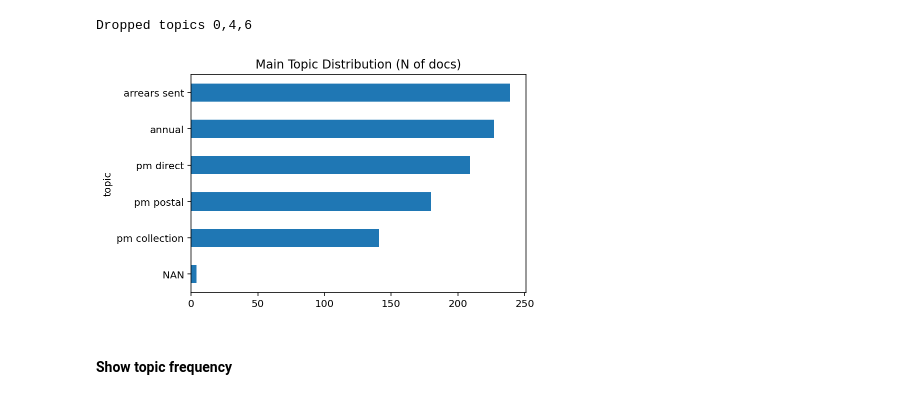
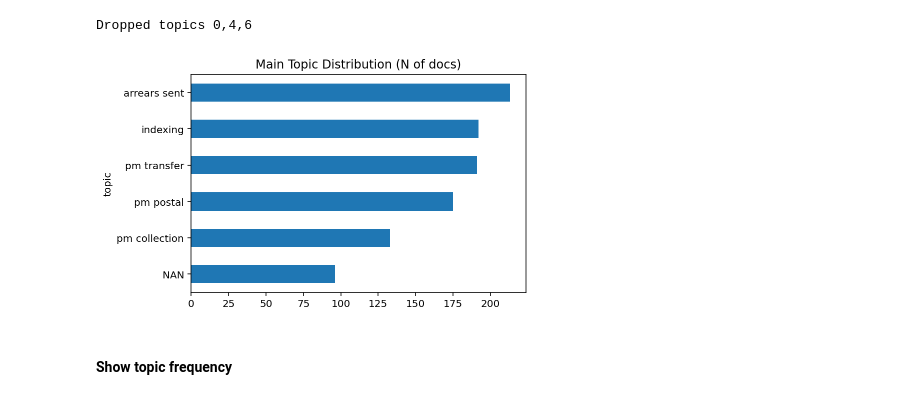
Before and after one commit to poorjanos/CCC-Topic-Modeling, a Jupyter notebook: notebooks/2.1-pj-nmf-1gram.ipynb, the cells around one changed output. Saved outputs shown, nothing was run; the diff lists cells and outputs as text; code cells hidden in the pictures.

```diff
--- a/notebooks/2.1-pj-nmf-1gram.ipynb
+++ b/notebooks/2.1-pj-nmf-1gram.ipynb
@@ -22,7 +22,7 @@ df = pd.read_csv(path_to_data / 'processed' /'tokenized1gram_data.csv', converte
 # %% [markdown]
 ### Fit model for cleaned token set (excl. extra stops)
 # %%
-topic_mdl = nmfTopicModeler(n_components = 8, max_iter = 1000)
+topic_mdl = nmfTopicModeler(n_components = 8, max_iter = 10000)
 topic_mdl.fit(df['tokenized_mults_extr'])
 
 pyLDAvis.enable_notebook()
@@ -79,12 +79,12 @@ Dropped topics 0,4,6
 # %%
 %matplotlib inline
 %config InlineBackend.figure_format='retina'
 
-_, main_topic = topic_mdl.get_main_topic(topic_names = ['pm collection', 'annual', 'arrears sent', 'pm postal', 'pm direct', 'NAN'],\
-                                    threshold = 0)
+doc_main_topic, main_topic = topic_mdl.get_main_topic(topic_names = ['pm collection', 'indexing', 'arrears sent', 'pm postal', 'pm transfer', 'NAN'],\
+                                    threshold = 0.025)
 main_topic['count'][::-1].plot.barh(title = 'Main Topic Distribution (N of docs)');
 # %% [output]
-[figure, old version]
+[figure, new version]
 # %% [markdown]
 #### Show topic frequency
 # %%
```
Also changed, not shown: parts of 9 cells of this notebook, 2 other files.
